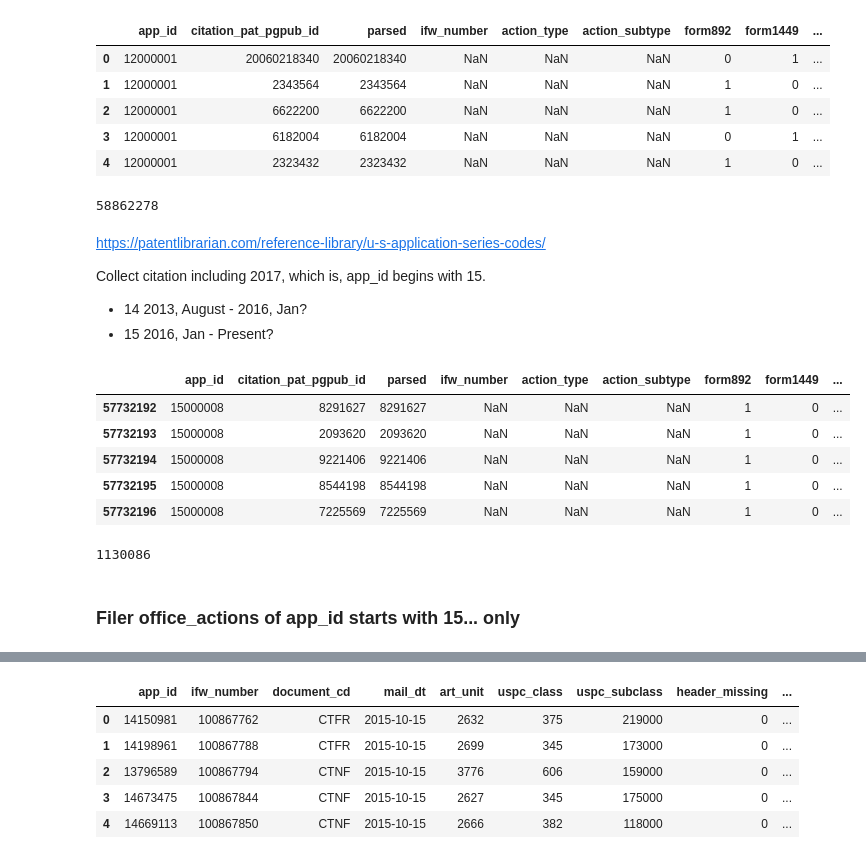
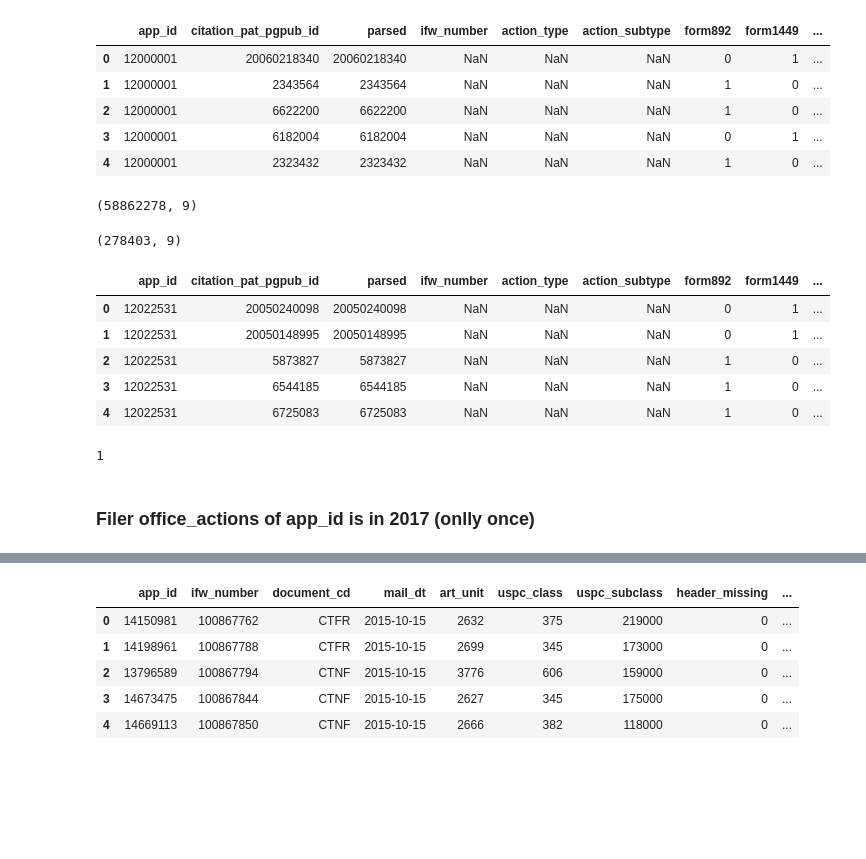
Before and after one commit to yoheikikuta/US-patent-analysis, a Jupyter notebook: notebook/data_collection.ipynb, the cells around one changed output, grey strips where cells are left out. Cells and saved outputs as stored; diff of their text form; code cells hidden in the pictures; blank space fills up the shorter version.

```diff
--- a/notebook/data_collection.ipynb
+++ b/notebook/data_collection.ipynb
@@ -4,0 +18,4 @@ import pandas as pd
+# %%
+app2017id_df = pd.read_csv('../data/application2017_all.csv')
+# %%
+app2017id_df = app2017id_df.drop("Unnamed: 0", axis=1)
@@ -15,14 +46,3 @@ citations.head()
 | 2 | 12000001 | 6622200 | 6622200 | NaN | NaN | NaN | 1 | 0 | ... |
 | 3 | 12000001 | 6182004 | 6182004 | NaN | NaN | NaN | 0 | 1 | ... |
 | 4 | 12000001 | 2323432 | 2323432 | NaN | NaN | NaN | 1 | 0 | ... |
-# %%
-len(citations)
-# %% [output]
-58862278
-# %% [markdown]
-https://patentlibrarian.com/reference-library/u-s-application-series-codes/
-
-Collect citation including 2017, which is, app_id begins with 15.
-
-- 14 2013, August - 2016, Jan?
-- 15 2016, Jan - Present?
@@ -31,14 +49,24 @@ citations_15 = citations[(citations.app_id >= 15000000) & (citations.app_id < 16
+# %%
+citations.shape
+# %% [output]
+(58862278, 9)
+# %%
+citations_2017 = pd.merge(citations, app2017id_df, on="app_id")
+# %%
+citations_2017.shape
+# %% [output]
+(278403, 9)
 # %%
-citations_15.head()
+citations_2017.head()
 # %% [output]
 |  | app_id | citation_pat_pgpub_id | parsed | ifw_number | action_type | action_subtype | form892 | form1449 | ... |
-| 57732192 | 15000008 | 8291627 | 8291627 | NaN | NaN | NaN | 1 | 0 | ... |
-| 57732193 | 15000008 | 2093620 | 2093620 | NaN | NaN | NaN | 1 | 0 | ... |
-| 57732194 | 15000008 | 9221406 | 9221406 | NaN | NaN | NaN | 1 | 0 | ... |
-| 57732195 | 15000008 | 8544198 | 8544198 | NaN | NaN | NaN | 1 | 0 | ... |
-| 57732196 | 15000008 | 7225569 | 7225569 | NaN | NaN | NaN | 1 | 0 | ... |
+| 0 | 12022531 | 20050240098 | 20050240098 | NaN | NaN | NaN | 0 | 1 | ... |
+| 1 | 12022531 | 20050148995 | 20050148995 | NaN | NaN | NaN | 0 | 1 | ... |
+| 2 | 12022531 | 5873827 | 5873827 | NaN | NaN | NaN | 1 | 0 | ... |
+| 3 | 12022531 | 6544185 | 6544185 | NaN | NaN | NaN | 1 | 0 | ... |
+| 4 | 12022531 | 6725083 | 6725083 | NaN | NaN | NaN | 1 | 0 | ... |
-# %%
-len(citations_15)
-# %% [output]
-1130086
+# %%
+sum(app2017id_df["app_id"]==12022531)
+# %% [output]
+1
 # %%
@@ -46,4 +74,4 @@ citations_15.to_pickle("../data/citations_15.dat")
 # %% [markdown]
-### Filer office_actions of app_id starts with 15... only
+### Filer office_actions of app_id is in 2017 (onlly once)
 # %%
 office_actions = pd.read_csv("../data/office_actions.csv")
```
Also changed, not shown: parts of 130 cells of this notebook.
